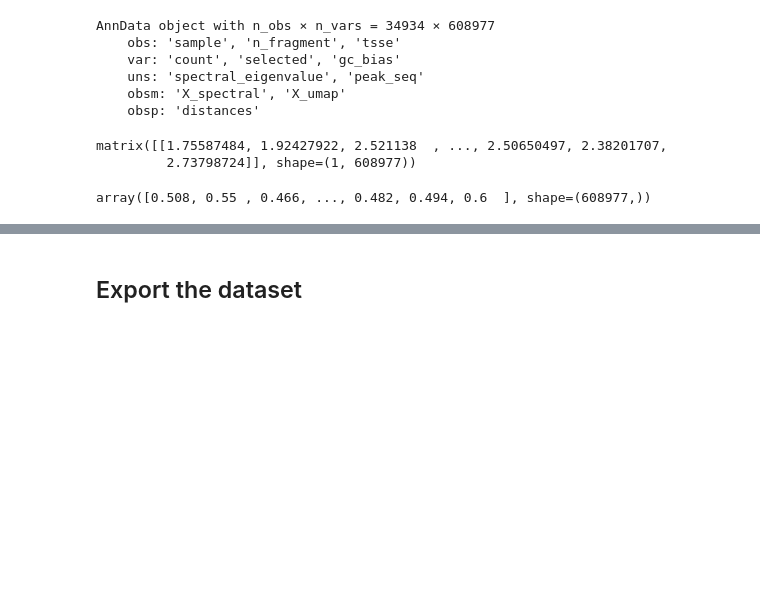
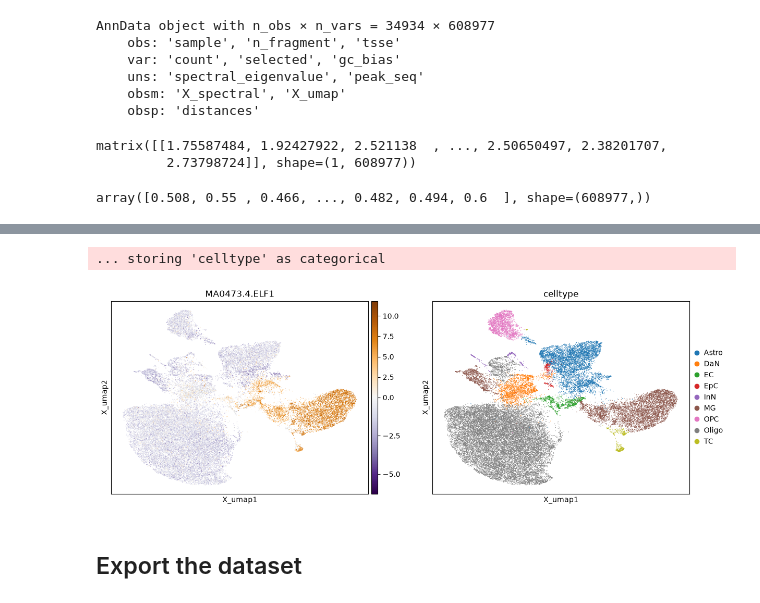
Before and after one commit to NIH-CARD/scMAVERICS, a Jupyter notebook: doc_notebooks/multiome.ipynb, the cells around one changed output, grey strips where cells are left out. Cells and saved outputs as stored; diff of their text form; code cells hidden in the pictures; blank space fills up the shorter version.

Commit message:
Add figure example files

```diff
--- a/doc_notebooks/multiome.ipynb
+++ b/doc_notebooks/multiome.ipynb
@@ -508,10 +529,13 @@ mdata.mod['chromvar'] = chromvar
 # %%
 mu.pl.umap(
     mdata,
-    color = 'MA0473.4.ELF1',
-    palette = 'PuOr_r',
+    color = ['MA0473.4.ELF1', 'celltype'],
+    cmap = 'PuOr_r',
     vcenter = 0
 )
+# %% [output]
+... storing 'celltype' as categorical
+[figure, added]
 # %% [markdown]
 ## Export the dataset
 # %%
```
Also changed, not shown: parts of 3 cells of this notebook, 9 other files.
